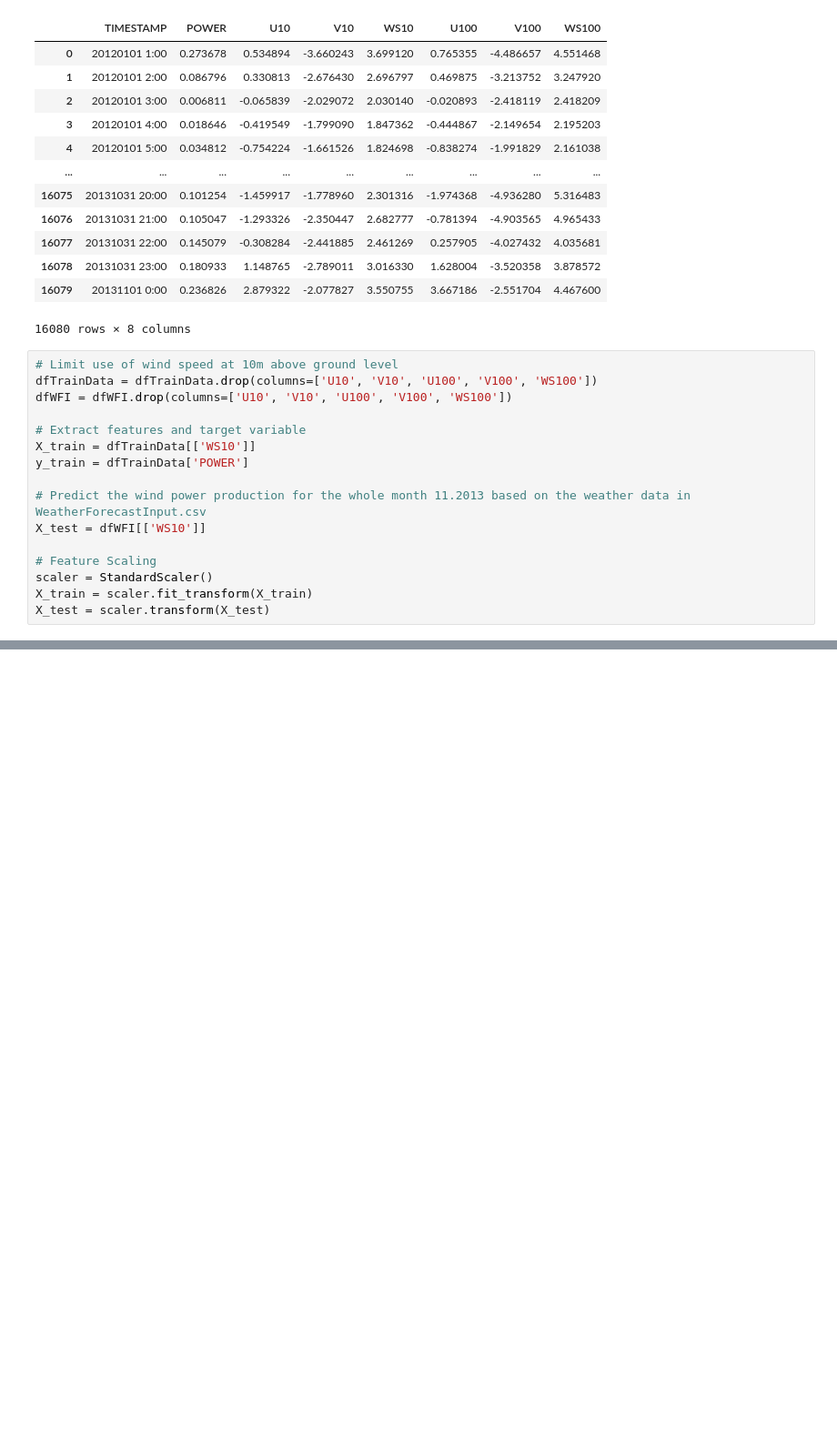
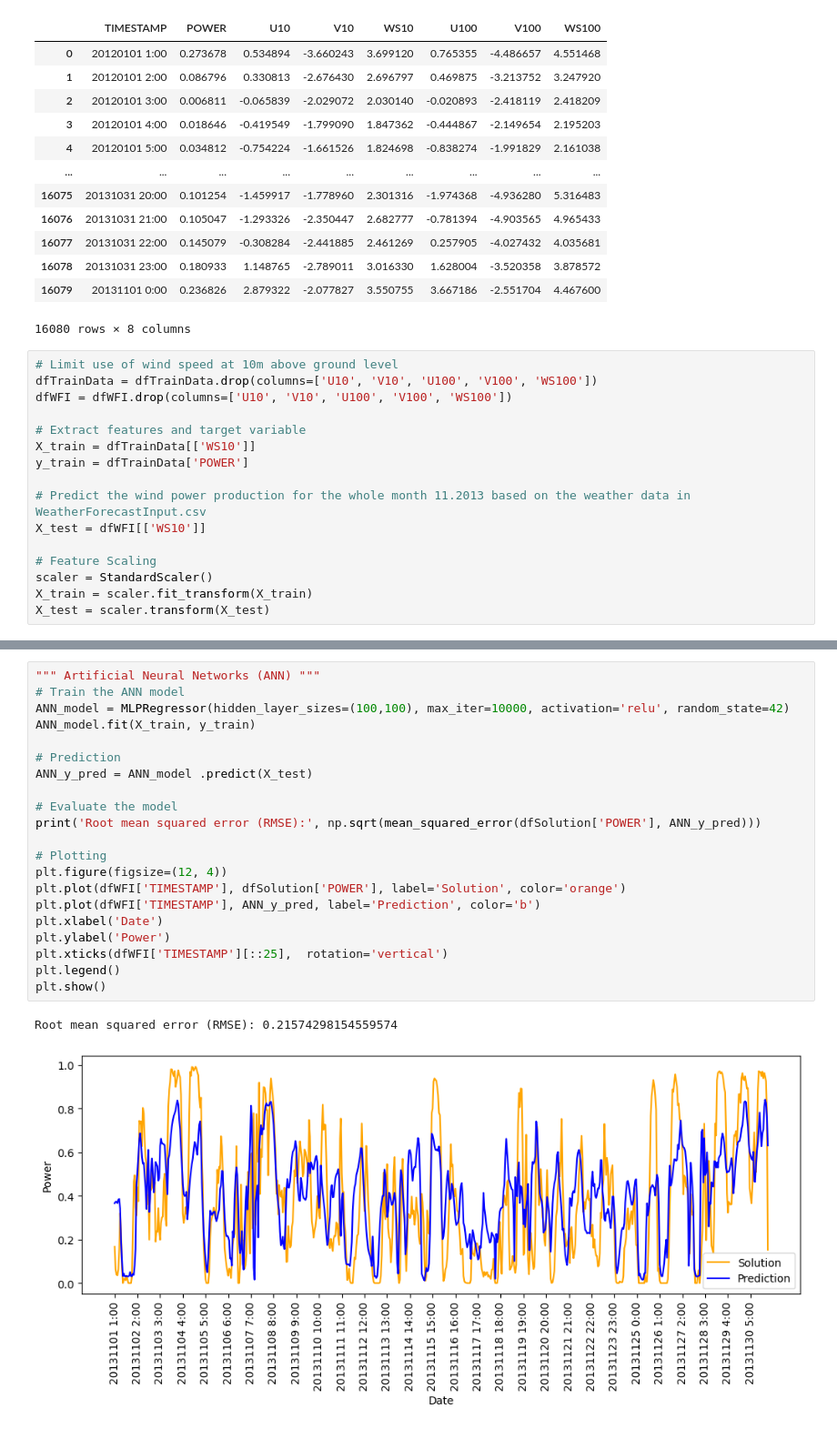
Before and after one commit to danny1401/IN5410-Assignment2, a Jupyter notebook: Task1/task1.ipynb, the cells around one changed output, grey strips where cells are left out. Shown at 91% size. Drawn from its saved outputs; the diff is of its cells as text; blank space fills up the shorter version.

```diff
--- a/Task1/task1.ipynb
+++ b/Task1/task1.ipynb
@@ -138,3 +126,27 @@ I couldnt install the package that is needed here, so im not sure about this
+# %%
+""" Artificial Neural Networks (ANN) """
+# Train the ANN model
+ANN_model = MLPRegressor(hidden_layer_sizes=(100,100), max_iter=10000, activation='relu', random_state=42)
+ANN_model.fit(X_train, y_train)
+
+# Prediction
+ANN_y_pred = ANN_model .predict(X_test)
+
+# Evaluate the model
+print('Root mean squared error (RMSE):', np.sqrt(mean_squared_error(dfSolution['POWER'], ANN_y_pred)))
+
+# Plotting
+plt.figure(figsize=(12, 4))
+plt.plot(dfWFI['TIMESTAMP'], dfSolution['POWER'], label='Solution', color='orange')
+plt.plot(dfWFI['TIMESTAMP'], ANN_y_pred, label='Prediction', color='b')
+plt.xlabel('Date')
+plt.ylabel('Power')
+plt.xticks(dfWFI['TIMESTAMP'][::25],  rotation='vertical')
+plt.legend()
+plt.show()
+# %% [output]
+Root mean squared error (RMSE): 0.21574298154559574
+[figure, added]
 # %%
 # Save in ForecastTemplate1-LR.csv for the linear regression model
 LR_pred_df = pd.DataFrame({'TIMESTAMP': dfWFI['TIMESTAMP'], 'POWER': LR_y_pred})
```
Also changed, not shown: parts of 7 cells of this notebook, 5 other files.
